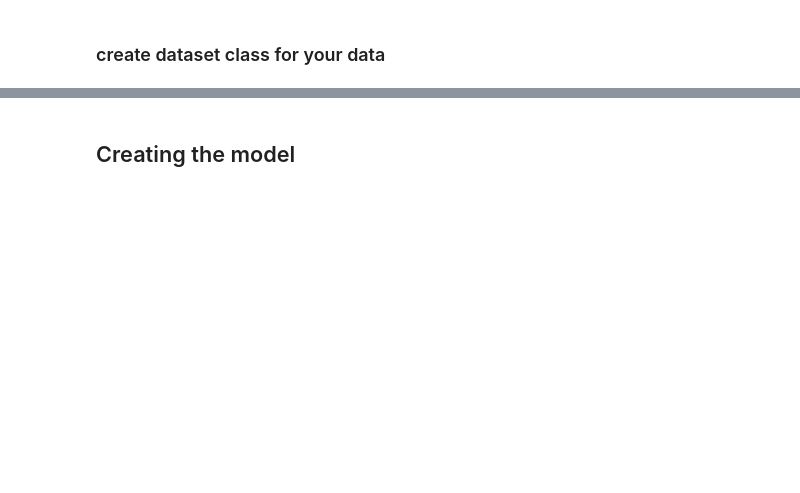
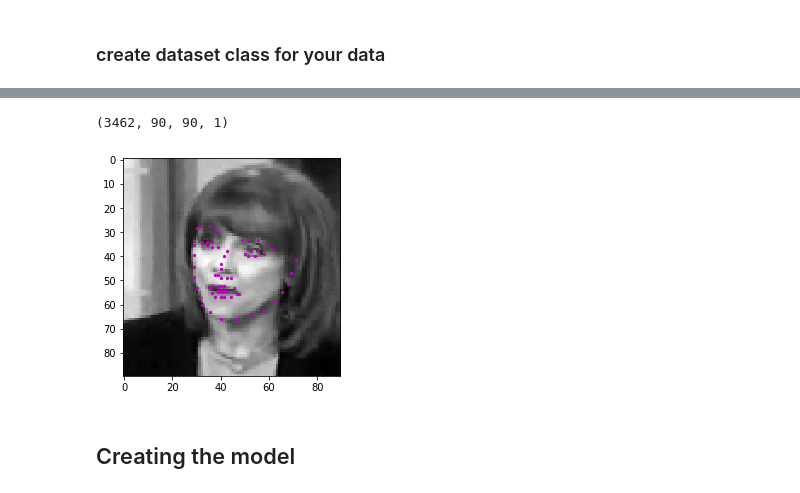
Before and after one commit to mahmoudyusof/facial_keypoint_detection, a Jupyter notebook: Landmark Detection.ipynb, the cells around one changed output, grey strips where cells are left out. Cells and saved outputs as stored; diff of their text form; code cells hidden in the pictures; blank space fills up the shorter version.

```diff
--- a/Landmark Detection.ipynb
+++ b/Landmark Detection.ipynb
@@ -170,3 +206,28 @@ np.save("data/landmarks.npy", np.array(y))
+# %%
+## in case you had the images folder
+# X = np.array(X)
+# y = np.array(y)
+# np.save("data/images.npy", X)
+# np.save("data/landmarks.npy", y)
+
+## in case you already have the .npy files
+X = np.load("data/images.npy")
+y = np.load("data/landmarks.npy")
+
+
+X = X.reshape((3462, 90, 90,1)) # for training purposes
+y = y.reshape(3462, 136) # for the same reason, just fixing some dims
+X.shape
+# %% [output]
+(3462, 90, 90, 1)
+# %%
+grand_mean = np.load("data/grand_mean.npy")
+grand_std = np.load("data/grand_std.npy")
+# %%
+kpts = (y[2] * grand_std) + grand_mean
+show_kpts(X[2].reshape(90, 90), kpts.reshape(-1, 2), cmap="gray")
+# %% [output]
+[figure, added]
 # %% [markdown]
 ## Creating the model
 # %%
```
Also changed, not shown: parts of 18 cells of this notebook.
